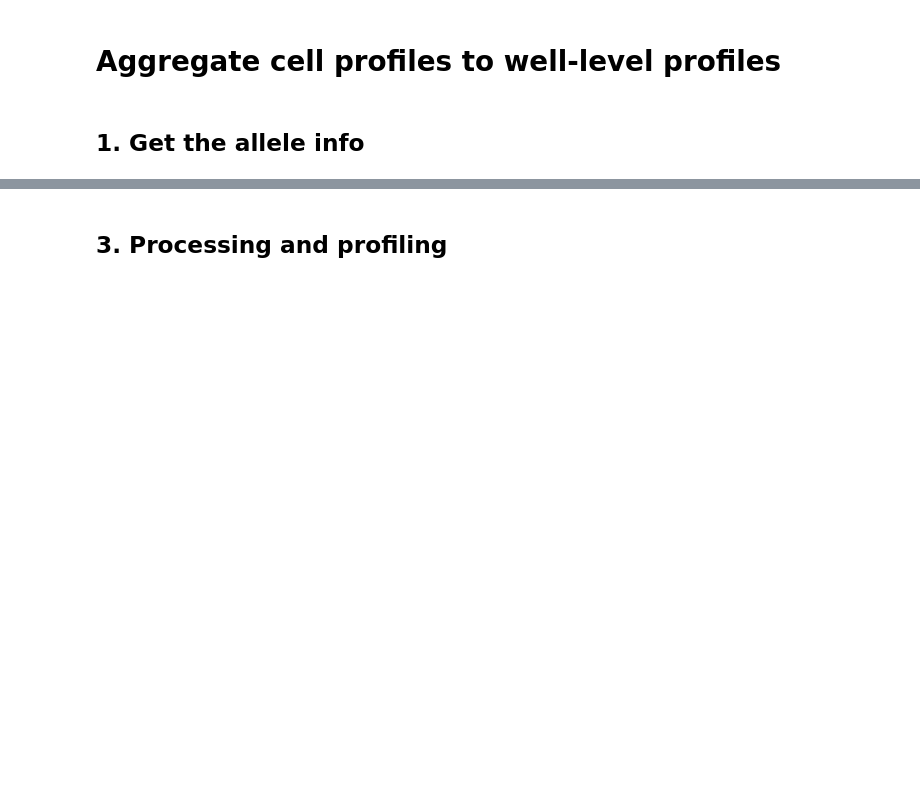
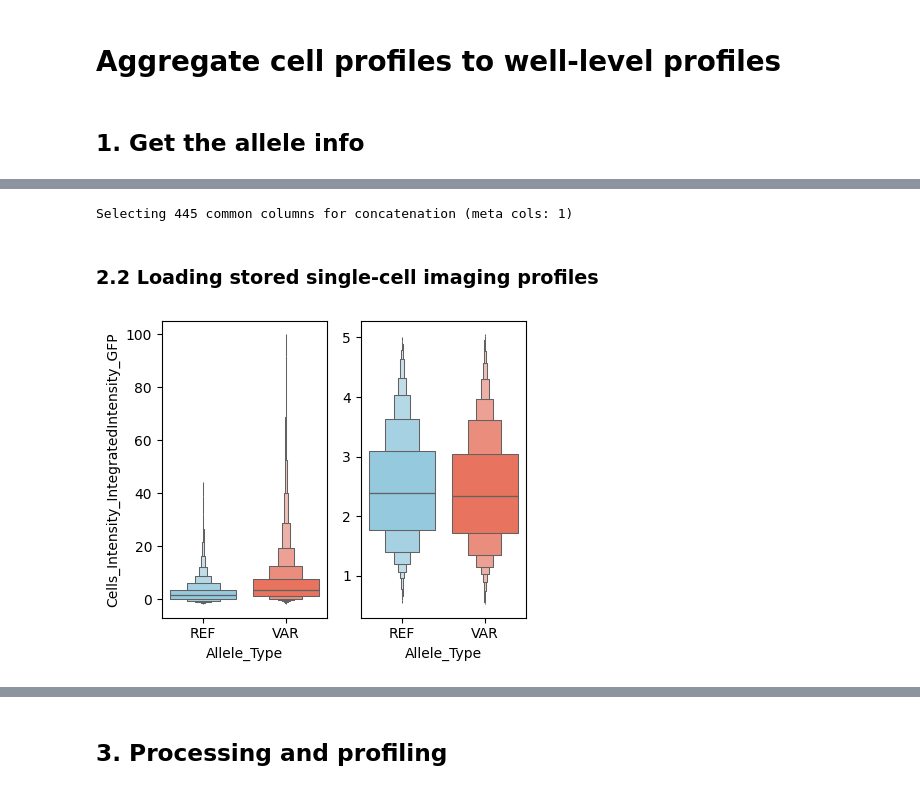
Before and after one commit to broadinstitute/2025_varchamp_snakemake, a Jupyter notebook: 3.downstream_analyses/scripts/5_aggregate_well_profiles.ipynb, the cells around one changed output, grey strips where cells are left out. Saved outputs shown, nothing was run; the diff lists cells and outputs as text; code cells hidden in the pictures; blank space fills up the shorter version.

```diff
--- a/3.downstream_analyses/scripts/5_aggregate_well_profiles.ipynb
+++ b/3.downstream_analyses/scripts/5_aggregate_well_profiles.ipynb
@@ -209,0 +289,22 @@ misloc_allele_cell_profile_df.shape
+# %%
+# Determine common columns across all lazyframes and select only those before concatenation
+# collect schemas for each lazyframe (mapping-like: col -> dtype)
+schemas = [lf.collect_schema() for lf in sc_all_profile_gfp_df_list]
+# intersection of column names present in every schema
+common_cols = set.intersection(*[set(sch.keys()) for sch in schemas]) if schemas else set()
+# preserve meta_cols order first, then feature order from the first schema
+first_keys = list(schemas[0].keys()) if schemas else []
+common_meta = [c for c in meta_cols if c in common_cols]
+feat_common = [c for c in first_keys if (c in common_cols and c not in common_meta)]
+
+keep_cols = common_meta + feat_common
+if not keep_cols:
+    raise ValueError("No common columns found across lazyframes; aborting concat.")
+
+print(f"Selecting {len(keep_cols)} common columns for concatenation (meta cols: {len(common_meta)})")
+# select the common columns from each lazyframe (use pl.col to produce expressions)
+sc_list_selected = [lf.select([pl.col(c) for c in keep_cols]) for lf in sc_all_profile_gfp_df_list]
+# safe diagonal concat of the selected lazyframes
+sc_all_profile_gfp_df = pl.concat(sc_list_selected, how="diagonal")
+# %% [output]
+Selecting 445 common columns for concatenation (meta cols: 1)
@@ -209,0 +327,2 @@ misloc_allele_cell_profile_df.shape
+# %% [markdown]
+### 2.2 Loading stored single-cell imaging profiles
@@ -209,0 +332,47 @@ misloc_allele_cell_profile_df.shape
+# %%
+fig, ax = plt.subplots(1,2,figsize=(4.5,3.7))
+sns.boxenplot(
+    data=qc_sc_prof_gfp_df.filter(
+        (pl.col("Metadata_gene_allele")=="CCM2_Val53Ile")|(pl.col("Metadata_gene_allele")=="CCM2"),
+        pl.col("Metadata_bio_batch")=="2025_06_Batch_18-19"
+    ).with_columns(
+        pl.when(pl.col("Metadata_gene_allele")=="CCM2")
+        .then(pl.lit("REF"))
+        .otherwise(pl.lit("VAR"))
+        .alias("Allele_Type")
+    ).to_pandas(),
+    order=["REF","VAR"],
+    x="Allele_Type",
+    y="Cells_Intensity_IntegratedIntensity_GFP",
+    ax=ax[0],
+    showfliers=False,
+    outlier_prop=0,
+    hue="Allele_Type",
+    hue_order=["REF","VAR"],
+    palette=["skyblue","tomato"]
+    # cut=0
+)
+sns.boxenplot(
+    data=qc_sc_prof_gfp_filt_df.filter(
+        (pl.col("Metadata_refvar_gfp_adj_classify").str.contains("CCM2_Val53Ile"))
+    ).with_columns(
+        pl.when(pl.col("Metadata_gene_allele")=="CCM2")
+        .then(pl.lit("REF"))
+        .otherwise(pl.lit("VAR"))
+        .alias("Allele_Type")
+    ).to_pandas(),
+    order=["REF","VAR"],
+    x="Allele_Type",
+    y="Cells_Intensity_IntegratedIntensity_GFP",
+    ax=ax[1],
+    outlier_prop=0,
+    showfliers=False,
+    hue="Allele_Type",
+    palette=["skyblue","tomato"]
+    # cut=0
+)
+ax[1].set_ylabel("")
+plt.tight_layout()
+plt.savefig("test.png",dpi=400)
+# %% [output]
+[figure, added]
```
Also changed, not shown: parts of 58 cells of this notebook, 21 other files.
